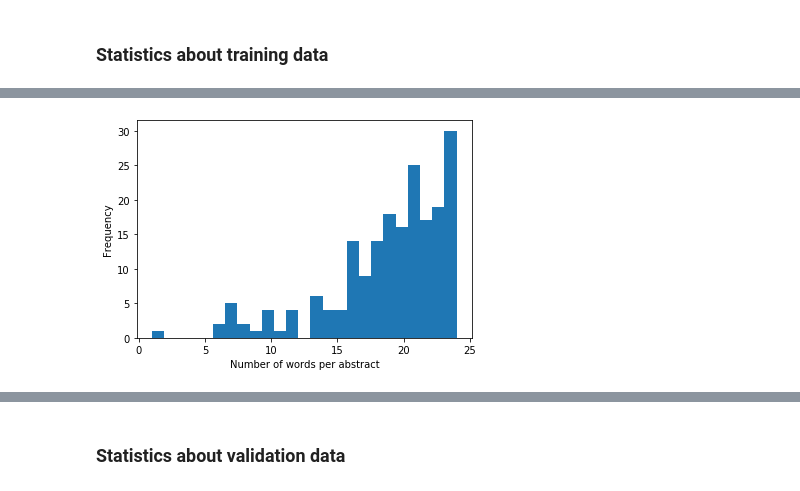
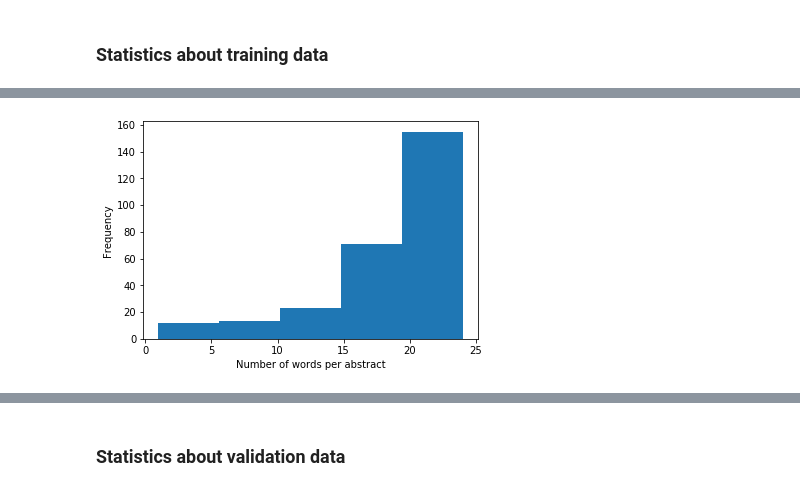
Before and after one commit to andreeaiana/graph_confrec, a Jupyter notebook: notebooks/Exploration General Papers.ipynb, the cells around one changed output, grey strips where cells are left out. Cells and saved outputs as stored; diff of their text form; code cells hidden in the pictures.

```diff
--- a/notebooks/Exploration General Papers.ipynb
+++ b/notebooks/Exploration General Papers.ipynb
@@ -403,10 +322,10 @@ len(df[df.len==150]) # Perhaps requirement for abstract of 150 words?
 # %%
-df[["len"]][df[["len"]]<25].plot(kind="hist",bins=25)
+df[["len"]][df[["len"]]<25].plot(kind="hist",bins=5)
 plt.legend().remove()
 plt.xlabel("Number of words per abstract")
 plt.show()
 # %% [output]
-[figure, old version]
+[figure, new version]
 # %%
 print(len(df[df.len>512]))
 df[df.len>512][["chapter_title", "len"]]
```
Also changed, not shown: parts of 48 cells of this notebook, 3 other files.
